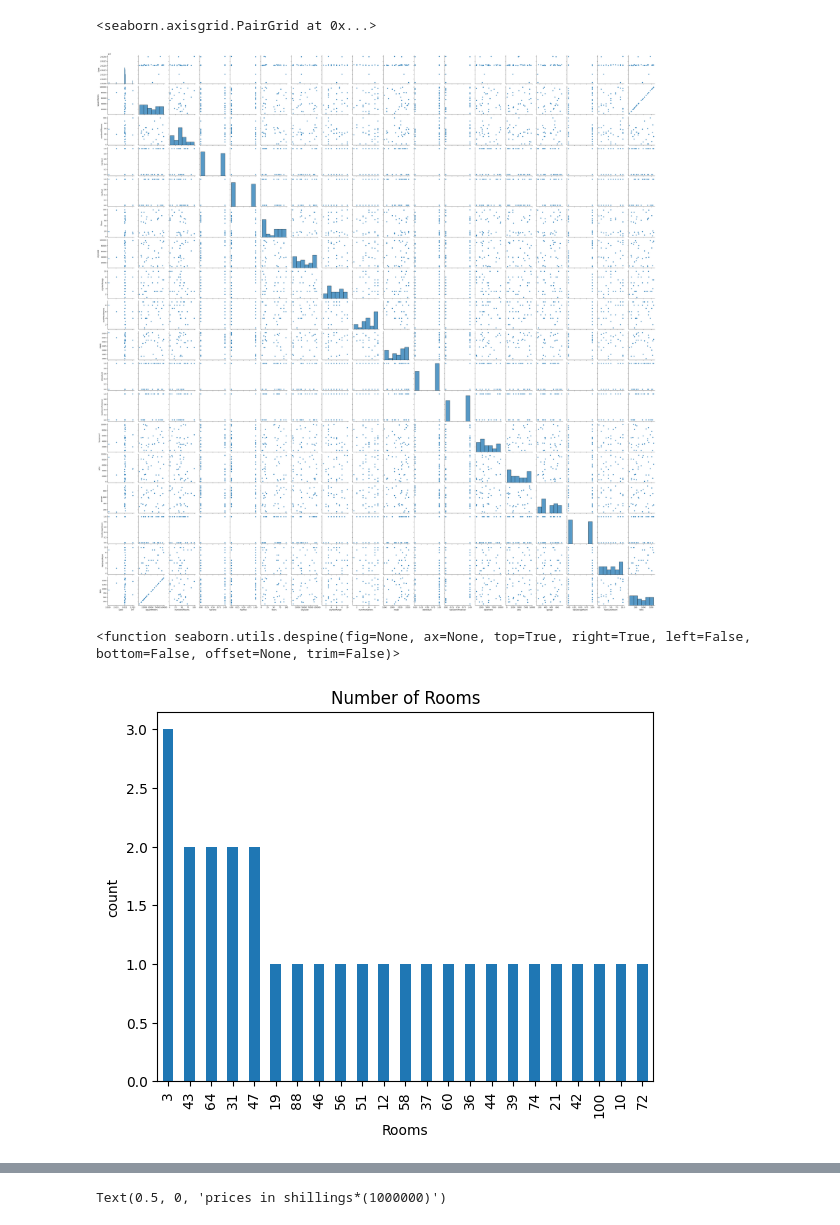
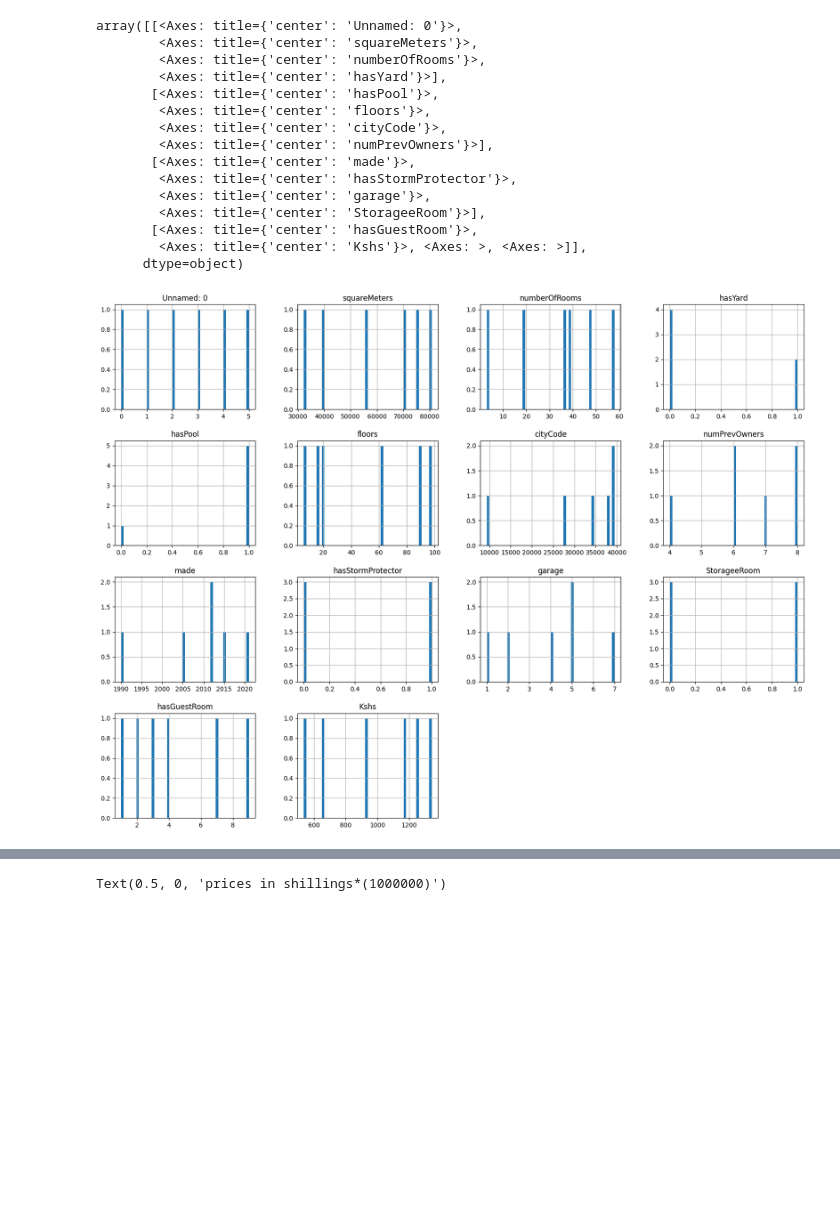
Before and after one commit to amunga01/data, a Jupyter notebook: Apollo_Amunga_21_2168_project.ipynb, the cells around one changed output, grey strips where cells are left out. Saved outputs shown, nothing was run; the diff lists cells and outputs as text; code cells hidden in the pictures; blank space fills up the shorter version.

```diff
--- a/Apollo_Amunga_21_2168_project.ipynb
+++ b/Apollo_Amunga_21_2168_project.ipynb
@@ -41,18 +30,23 @@ Index(['Date', 'squareMeters', 'numberOfRooms', 'hasYard', 'hasPool', 'floors',
       dtype='object')
-# %%
-sns.pairplot(data)
-# %% [output]
-<seaborn.axisgrid.PairGrid at 0x...>
-[figure, removed]
-# %%
-data['numberOfRooms'].value_counts().plot(kind='bar')
-plt.title('Number of Rooms')
-plt.xlabel('Rooms')
-plt.ylabel('count')
-sns.despine
-# %% [output]
-<function seaborn.utils.despine(fig=None, ax=None, top=True, right=True, left=False, bottom=False, offset=None, trim=False)>
-[figure, removed]
+# %%
+data.hist(bins=50,figsize=(20,15))
+# %% [output]
+array([[<Axes: title={'center': 'Unnamed: 0'}>,
+        <Axes: title={'center': 'squareMeters'}>,
+        <Axes: title={'center': 'numberOfRooms'}>,
+        <Axes: title={'center': 'hasYard'}>],
+       [<Axes: title={'center': 'hasPool'}>,
+        <Axes: title={'center': 'floors'}>,
+        <Axes: title={'center': 'cityCode'}>,
+        <Axes: title={'center': 'numPrevOwners'}>],
+       [<Axes: title={'center': 'made'}>,
+        <Axes: title={'center': 'hasStormProtector'}>,
+        <Axes: title={'center': 'garage'}>,
+        <Axes: title={'center': 'StorageeRoom'}>],
+       [<Axes: title={'center': 'hasGuestRoom'}>,
+        <Axes: title={'center': 'Kshs'}>, <Axes: >, <Axes: >]],
+      dtype=object)
+[figure, added]
 # %%
 plt.scatter(data.Kshs,data.squareMeters)
 plt.title("Price vs Square Feet")
```
Also changed, not shown: parts of 18 cells of this notebook.
